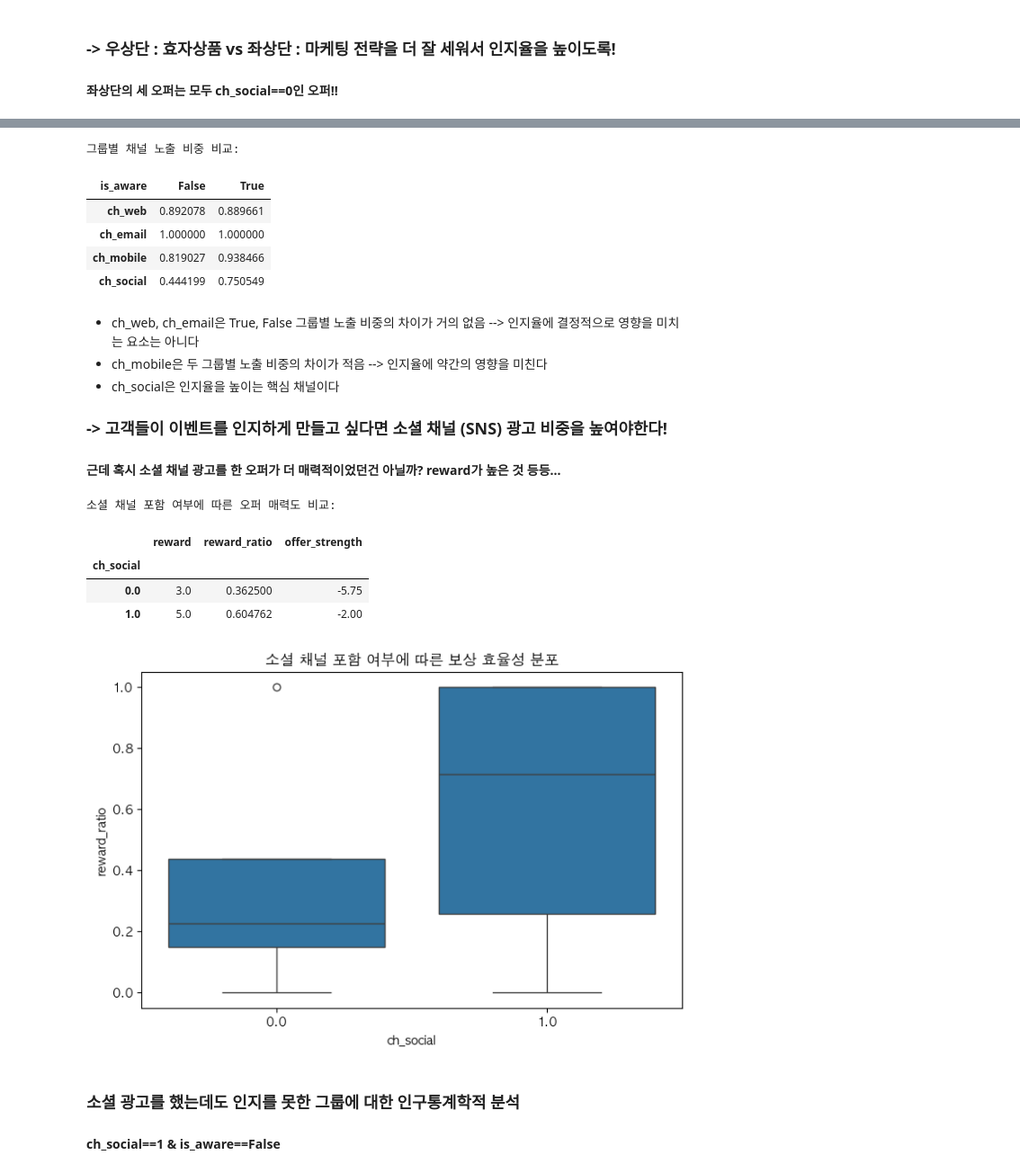
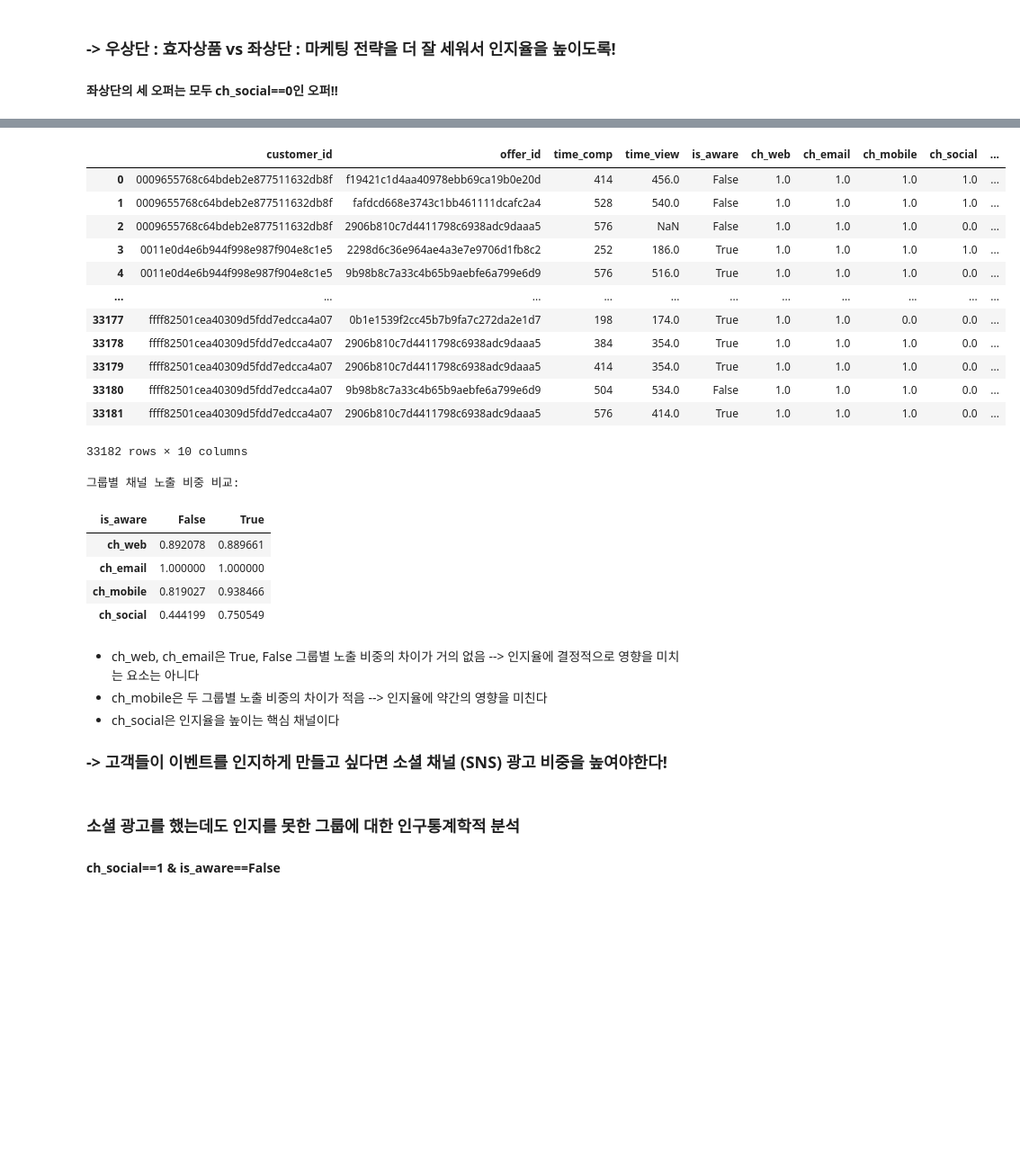
Before and after one commit to rladbstj56/practice_project, a Jupyter notebook: Myun_EDA/eda_myun.ipynb, the cells around one changed output, grey strips where cells are left out. Shown at 90% size. Cells and saved outputs as stored; diff of their text form; code cells hidden in the pictures; blank space fills up the shorter version.

```diff
--- a/Myun_EDA/eda_myun.ipynb
+++ b/Myun_EDA/eda_myun.ipynb
@@ -416,47 +405,41 @@ customer_id	offer_id	time_comp	time_view	is_aware
 # %%
 # is_aware == True인 그룹과 False인 그룹으로 나누어서 각 그룹의 채널 비교
 
 # channel 테이블 준비 (복수 행 중복으로 처리)
 channel = df[['customer_id', 'offer_id', 'ch_web', 'ch_email', 'ch_mobile', 'ch_social', 'channel_count']].drop_duplicates().copy()
 
 channel_df = merged_df.merge(channel, on=['customer_id', 'offer_id'], how='left')
+display(channel_df)
 
 channel_comparison = channel_df.groupby('is_aware')[['ch_web', 'ch_email', 'ch_mobile', 'ch_social']].mean().T
 
 print("그룹별 채널 노출 비중 비교:")
 display(channel_comparison)
 # %% [output]
+|  | customer_id | offer_id | time_comp | time_view | is_aware | ch_web | ch_email | ch_mobile | ch_social | ... |
+| 0 | 0009655768c64bdeb2e877511632db8f | f19421c1d4aa40978ebb69ca19b0e20d | 414 | 456.0 | False | 1.0 | 1.0 | 1.0 | 1.0 | ... |
+| 1 | 0009655768c64bdeb2e877511632db8f | fafdcd668e3743c1bb461111dcafc2a4 | 528 | 540.0 | False | 1.0 | 1.0 | 1.0 | 1.0 | ... |
+| 2 | 0009655768c64bdeb2e877511632db8f | 2906b810c7d4411798c6938adc9daaa5 | 576 | NaN | False | 1.0 | 1.0 | 1.0 | 0.0 | ... |
+| 3 | 0011e0d4e6b944f998e987f904e8c1e5 | 2298d6c36e964ae4a3e7e9706d1fb8c2 | 252 | 186.0 | True | 1.0 | 1.0 | 1.0 | 1.0 | ... |
+| 4 | 0011e0d4e6b944f998e987f904e8c1e5 | 9b98b8c7a33c4b65b9aebfe6a799e6d9 | 576 | 516.0 | True | 1.0 | 1.0 | 1.0 | 0.0 | ... |
+| ... | ... | ... | ... | ... | ... | ... | ... | ... | ... | ... |
+| 33177 | ffff82501cea40309d5fdd7edcca4a07 | 0b1e1539f2cc45b7b9fa7c272da2e1d7 | 198 | 174.0 | True | 1.0 | 1.0 | 0.0 | 0.0 | ... |
+| 33178 | ffff82501cea40309d5fdd7edcca4a07 | 2906b810c7d4411798c6938adc9daaa5 | 384 | 354.0 | True | 1.0 | 1.0 | 1.0 | 0.0 | ... |
+| 33179 | ffff82501cea40309d5fdd7edcca4a07 | 2906b810c7d4411798c6938adc9daaa5 | 414 | 354.0 | True | 1.0 | 1.0 | 1.0 | 0.0 | ... |
+| 33180 | ffff82501cea40309d5fdd7edcca4a07 | 9b98b8c7a33c4b65b9aebfe6a799e6d9 | 504 | 534.0 | False | 1.0 | 1.0 | 1.0 | 0.0 | ... |
+| 33181 | ffff82501cea40309d5fdd7edcca4a07 | 2906b810c7d4411798c6938adc9daaa5 | 576 | 414.0 | True | 1.0 | 1.0 | 1.0 | 0.0 | ... |
-그룹별 채널 노출 비중 비교:
+33182 rows × 10 columns
-| is_aware | False | True |
-| ch_web | 0.892078 | 0.889661 |
-| ch_email | 1.000000 | 1.000000 |
-| ch_mobile | 0.819027 | 0.938466 |
-| ch_social | 0.444199 | 0.750549 |
+그룹별 채널 노출 비중 비교:
+| is_aware | False | True |
+| ch_web | 0.892078 | 0.889661 |
+| ch_email | 1.000000 | 1.000000 |
+| ch_mobile | 0.819027 | 0.938466 |
+| ch_social | 0.444199 | 0.750549 |
 # %% [markdown]
 - ch_web, ch_email은 True, False 그룹별 노출 비중의 차이가 거의 없음 --> 인지율에 결정적으로 영향을 미치는 요소는 아니다
 - ch_mobile은 두 그룹별 노출 비중의 차이가 적음 --> 인지율에 약간의 영향을 미친다
 - ch_social은 인지율을 높이는 핵심 채널이다
 ### -> 고객들이 이벤트를 인지하게 만들고 싶다면 소셜 채널 (SNS) 광고 비중을 높여야한다!
-#### 근데 혹시 소셜 채널 광고를 한 오퍼가 더 매력적이었던건 아닐까? reward가 높은 것 등등...
-# %%
-# ch_social 유무에 따른 reward와 reward_ratio의 평균 비교
-social_reward_check = analysis_df.groupby('ch_social')[['reward', 'reward_ratio', 'offer_strength']].mean()
-
-print("소셜 채널 포함 여부에 따른 오퍼 매력도 비교:")
-display(social_reward_check)
-
-# 시각화
-plt.figure(figsize=(8, 5))
-sns.boxplot(data=analysis_df, x='ch_social', y='reward_ratio')
-plt.title('소셜 채널 포함 여부에 따른 보상 효율성 분포')
-plt.show()
-# %% [output]
-소셜 채널 포함 여부에 따른 오퍼 매력도 비교:
-|  | reward | reward_ratio | offer_strength |
-| ch_social |  |  |  |
-| 0.0 | 3.0 | 0.362500 | -5.75 |
-| 1.0 | 5.0 | 0.604762 | -2.00 |
-[figure, removed]
 # %% [markdown]
 ### 소셜 광고를 했는데도 인지를 못한 그룹에 대한 인구통계학적 분석
 #### ch_social==1 & is_aware==False
```
Also changed, not shown: parts of 39 cells of this notebook.
